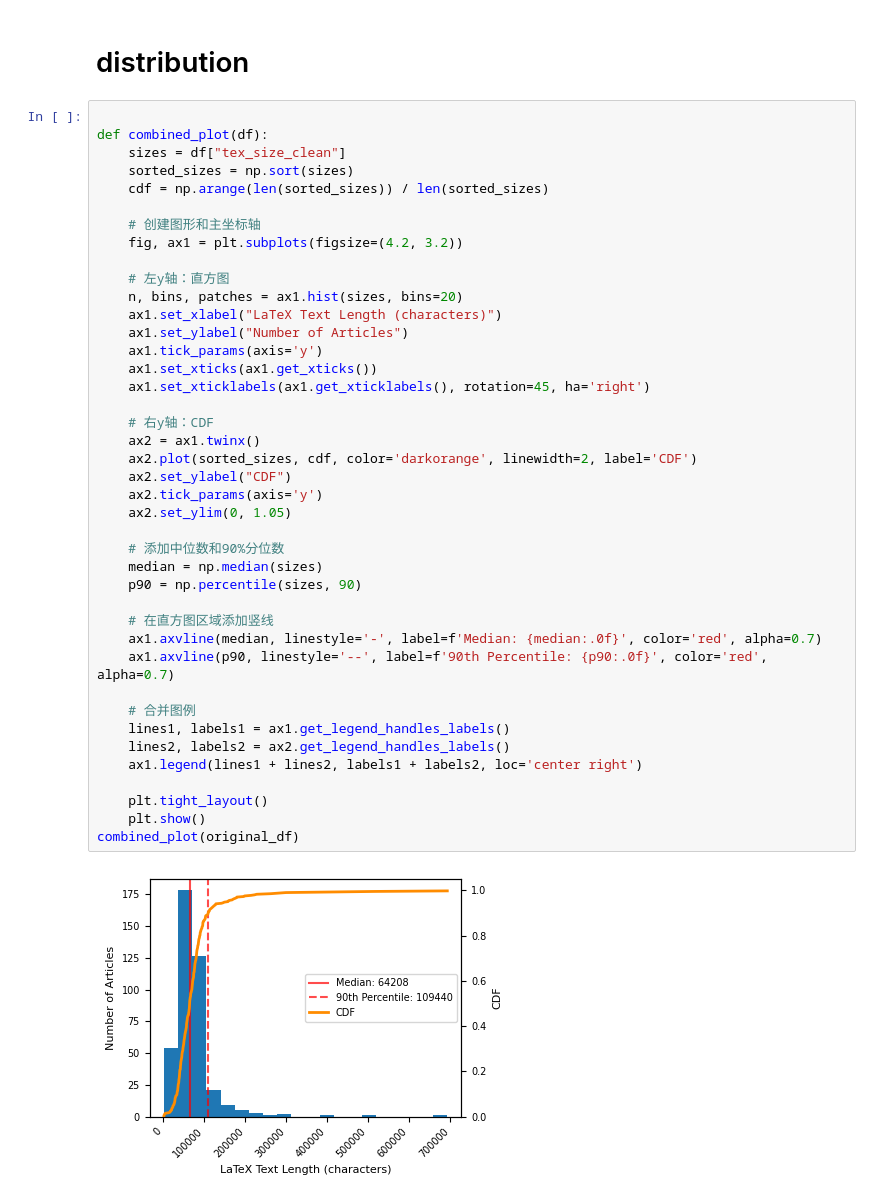
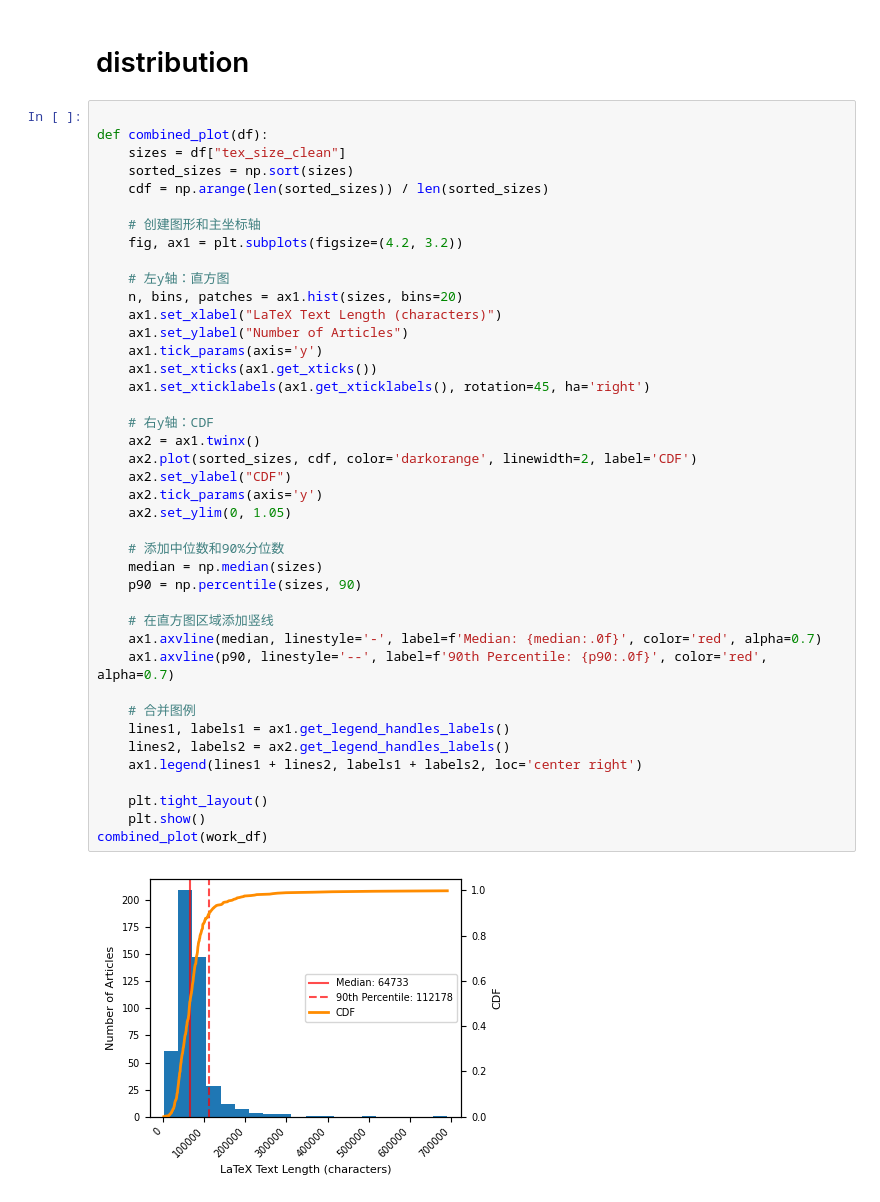
Before and after one commit to thales-must/dapp-ri, a Jupyter notebook: analysis/datasets.ipynb, the cells around one changed output. Saved outputs shown, nothing was run; the diff lists cells and outputs as text.

```diff
--- a/analysis/datasets.ipynb
+++ b/analysis/datasets.ipynb
@@ -123,32 +194,32 @@ def combined_plot(df):
     n, bins, patches = ax1.hist(sizes, bins=20)
     ax1.set_xlabel("LaTeX Text Length (characters)")
     ax1.set_ylabel("Number of Articles")
     ax1.tick_params(axis='y')
     ax1.set_xticks(ax1.get_xticks())
     ax1.set_xticklabels(ax1.get_xticklabels(), rotation=45, ha='right')
 
     # 右y轴：CDF
     ax2 = ax1.twinx()
     ax2.plot(sorted_sizes, cdf, color='darkorange', linewidth=2, label='CDF')
     ax2.set_ylabel("CDF")
     ax2.tick_params(axis='y')
     ax2.set_ylim(0, 1.05)
 
     # 添加中位数和90%分位数
     median = np.median(sizes)
     p90 = np.percentile(sizes, 90)
 
     # 在直方图区域添加竖线
     ax1.axvline(median, linestyle='-', label=f'Median: {median:.0f}', color='red', alpha=0.7)
     ax1.axvline(p90, linestyle='--', label=f'90th Percentile: {p90:.0f}', color='red', alpha=0.7)
 
     # 合并图例
     lines1, labels1 = ax1.get_legend_handles_labels()
     lines2, labels2 = ax2.get_legend_handles_labels()
     ax1.legend(lines1 + lines2, labels1 + labels2, loc='center right')
 
     plt.tight_layout()
     plt.show()
-combined_plot(original_df)
+combined_plot(work_df)
 # %% [output]
-[figure, old version]
+[figure, new version]
```
Also changed, not shown: parts of 13 cells of this notebook, 7 other files.
